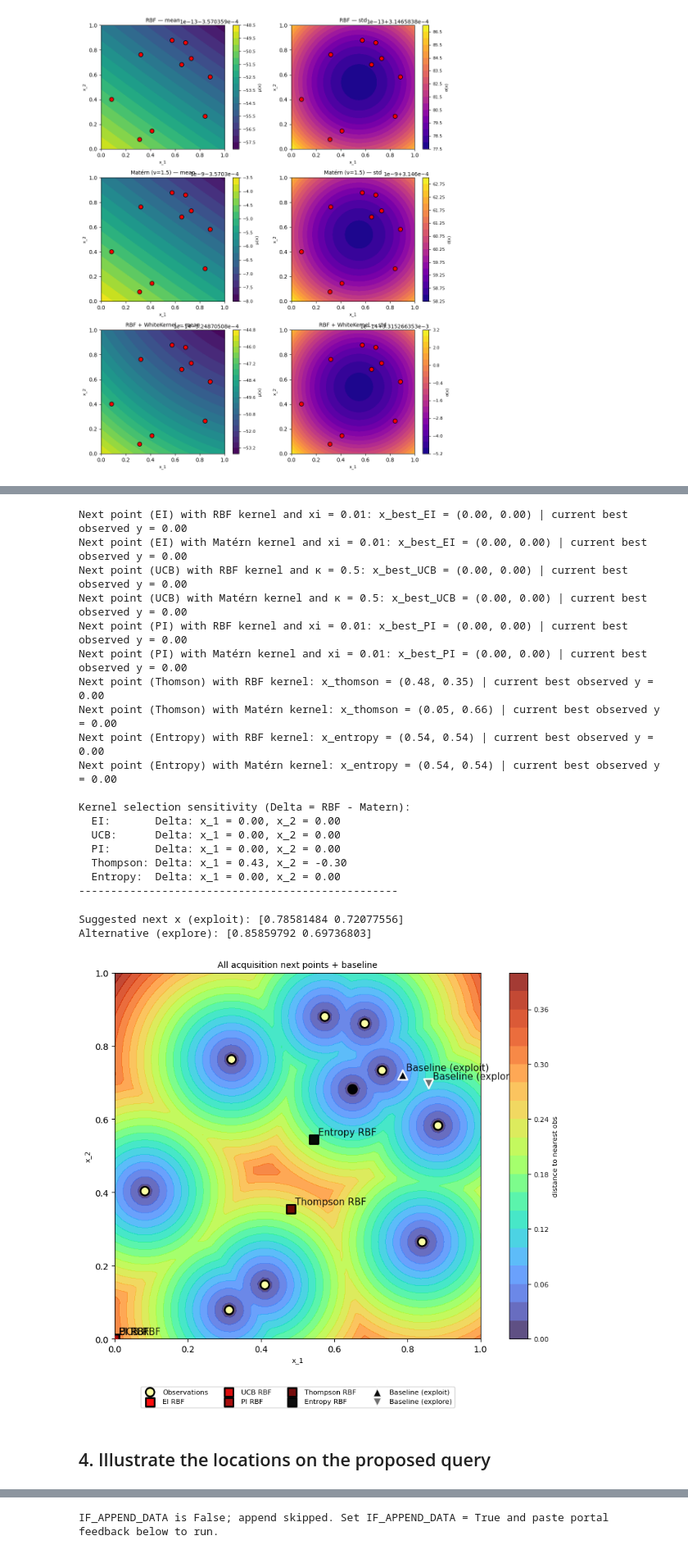
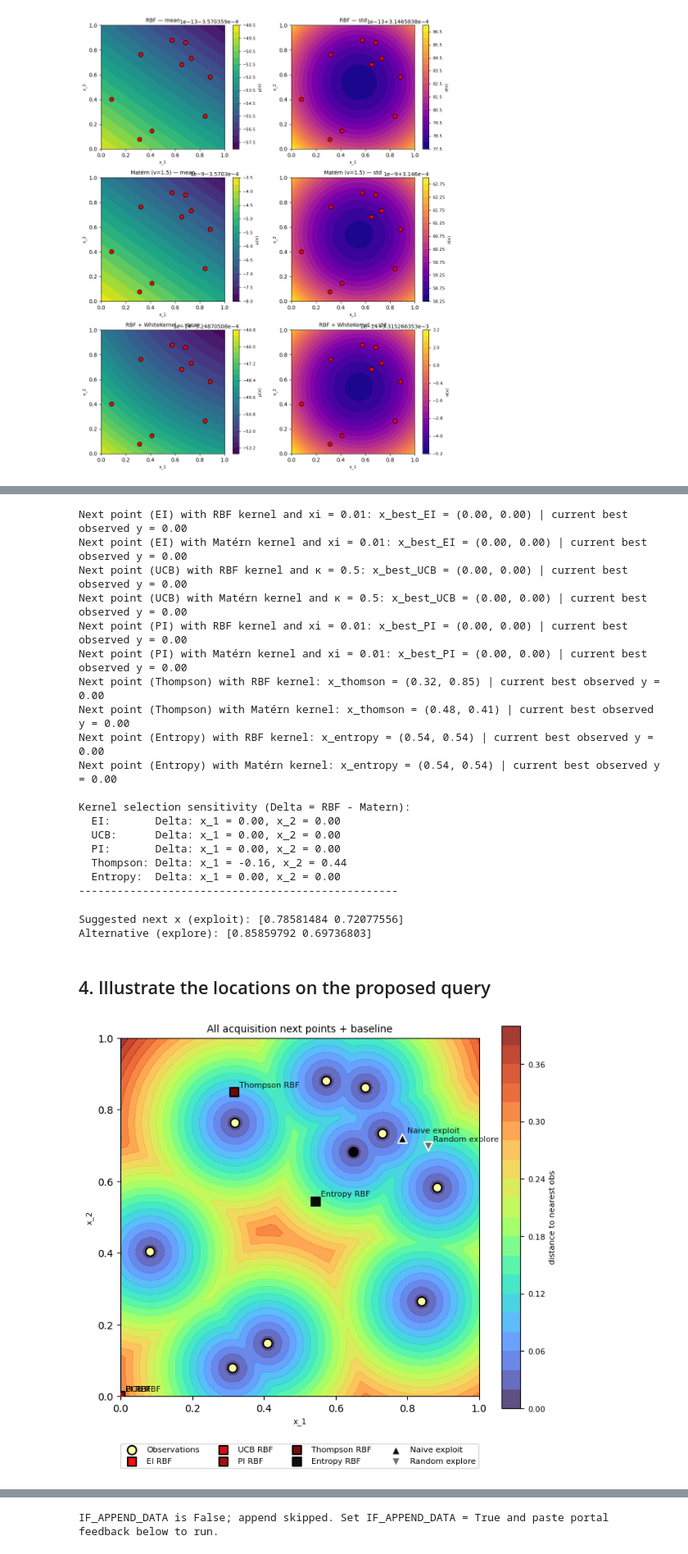
Before and after one commit to karefyllidis/black-box-optimization, a Jupyter notebook: notebooks/function_1_explore.ipynb, the cells around one changed output, grey strips where cells are left out. Shown at 82% size. Cells and saved outputs as stored; diff of their text form; code cells hidden in the pictures.

```diff
--- a/notebooks/function_1_explore.ipynb
+++ b/notebooks/function_1_explore.ipynb
@@ -314,8 +314,8 @@ print(f'Next point (UCB) with RBF kernel and κ = 0.5: x_best_UCB = ({x_best_UCB
 print(f'Next point (UCB) with Matérn kernel and κ = 0.5: x_best_UCB = ({x_best_UCB_Matern[0]:.2f}, {x_best_UCB_Matern[1]:.2f}) | current best observed y = {y_best_EI:.2f}')
 print(f'Next point (PI) with RBF kernel and xi = 0.01: x_best_PI = ({x_best_PI_RBF[0]:.2f}, {x_best_PI_RBF[1]:.2f}) | current best observed y = {y_best_EI:.2f}')
 print(f'Next point (PI) with Matérn kernel and xi = 0.01: x_best_PI = ({x_best_PI_Matern[0]:.2f}, {x_best_PI_Matern[1]:.2f}) | current best observed y = {y_best_EI:.2f}')
-print(f'Next point (Thomson) with RBF kernel: x_thomson = ({x_thomson_RBF[0]:.2f}, {x_thomson_RBF[1]:.2f}) | current best observed y = {y_best_EI:.2f}')
-print(f'Next point (Thomson) with Matérn kernel: x_thomson = ({x_thomson_Matern[0]:.2f}, {x_thomson_Matern[1]:.2f}) | current best observed y = {y_best_EI:.2f}')
+print(f'Next point (Thompson) with RBF kernel: x_thomson = ({x_thomson_RBF[0]:.2f}, {x_thomson_RBF[1]:.2f}) | current best observed y = {y_best_EI:.2f}')
+print(f'Next point (Thompson) with Matérn kernel: x_thomson = ({x_thomson_Matern[0]:.2f}, {x_thomson_Matern[1]:.2f}) | current best observed y = {y_best_EI:.2f}')
 print(f'Next point (Entropy) with RBF kernel: x_entropy = ({x_entropy_RBF[0]:.2f}, {x_entropy_RBF[1]:.2f}) | current best observed y = {y_best_EI:.2f}')
 print(f'Next point (Entropy) with Matérn kernel: x_entropy = ({x_entropy_Matern[0]:.2f}, {x_entropy_Matern[1]:.2f}) | current best observed y = {y_best_EI:.2f}')
 
@@ -339,8 +339,8 @@ Next point (UCB) with RBF kernel and κ = 0.5: x_best_UCB = (0.00, 0.00) | curre
 Next point (UCB) with Matérn kernel and κ = 0.5: x_best_UCB = (0.00, 0.00) | current best observed y = 0.00
 Next point (PI) with RBF kernel and xi = 0.01: x_best_PI = (0.00, 0.00) | current best observed y = 0.00
 Next point (PI) with Matérn kernel and xi = 0.01: x_best_PI = (0.00, 0.00) | current best observed y = 0.00
-Next point (Thomson) with RBF kernel: x_thomson = (0.48, 0.35) | current best observed y = 0.00
-Next point (Thomson) with Matérn kernel: x_thomson = (0.05, 0.66) | current best observed y = 0.00
+Next point (Thompson) with RBF kernel: x_thomson = (0.32, 0.85) | current best observed y = 0.00
+Next point (Thompson) with Matérn kernel: x_thomson = (0.48, 0.41) | current best observed y = 0.00
 Next point (Entropy) with RBF kernel: x_entropy = (0.54, 0.54) | current best observed y = 0.00
 Next point (Entropy) with Matérn kernel: x_entropy = (0.54, 0.54) | current best observed y = 0.00
 
@@ -348,7 +348,7 @@ Kernel selection sensitivity (Delta = RBF - Matern):
   EI:       Delta: x_1 = 0.00, x_2 = 0.00
   UCB:      Delta: x_1 = 0.00, x_2 = 0.00
   PI:       Delta: x_1 = 0.00, x_2 = 0.00
-  Thompson: Delta: x_1 = 0.43, x_2 = -0.30
+  Thompson: Delta: x_1 = -0.16, x_2 = 0.44
   Entropy:  Delta: x_1 = 0.00, x_2 = 0.00
 --------------------------------------------------
 # %%
@@ -383,40 +383,40 @@ print("Alternative (explore):", next_x_explore)
 # %% [output]
 Suggested next x (exploit): [0.78581484 0.72077556]
 Alternative (explore): [0.85859792 0.69736803]
-# %%
-# PLOT ALL ACQUISITION FUNCTIONS + BASELINE (exploit / explore from cell above)
-
-X_best_combined = np.array([x_best_EI_RBF, x_best_UCB_RBF, x_best_PI_RBF, x_thomson_RBF, x_entropy_RBF])
-labels_combined = ['EI RBF','UCB RBF', 'PI RBF', 'Thompson RBF', 'Entropy RBF']
-colors_combined = plt.cm.flag(np.linspace(0, 1, len(X_best_combined)))
-
-fig, ax = plt.subplots(figsize=(10, 8))
-cf = ax.contourf(X1g, X2g, min_dist, levels=22, cmap="turbo", alpha=0.8)
-add_colorbar(cf, ax=ax, label="distance to nearest obs", font_size_axis=DEFAULT_FONT_SIZE_AXIS)
-ax.scatter(X[:, 0], X[:, 1], c=y, s=100, cmap="inferno", edgecolors="k", linewidths=2, zorder=5, label="Observations")
-for i, (pt, lbl) in enumerate(zip(X_best_combined, labels_combined)):
-    ax.scatter(pt[0], pt[1], c=[colors_combined[i]], s=100, marker='s', edgecolors="k", linewidths=2, zorder=10, alpha=0.95, label=lbl)
-    ax.annotate(lbl, (pt[0], pt[1]), xytext=(5, 5), textcoords="offset points", fontsize=11, alpha=0.9, zorder=11)
-# Baseline suggestions (from cell above: exploit = small step from best, explore = random in [0,1]²)
-ax.scatter(next_x[0], next_x[1], c='k', s=120, marker='^', edgecolors='w', linewidths=2, zorder=10, alpha=0.95, label='Baseline (exploit)')
-ax.annotate('Baseline (exploit)', (next_x[0], next_x[1]), xytext=(5, 5), textcoords="offset points", fontsize=11, alpha=0.9, zorder=11)
-ax.scatter(next_x_explore[0], next_x_explore[1], c='dimgray', s=120, marker='v', edgecolors='w', linewidths=2, zorder=10, alpha=0.95, label='Baseline (explore)')
-ax.annotate('Baseline (explore)', (next_x_explore[0], next_x_explore[1]), xytext=(5, 5), textcoords="offset points", fontsize=11, alpha=0.9, zorder=11)
-style_axis(ax, xlabel="x_1", ylabel="x_2", title="All acquisition next points + baseline", font_size_axis=DEFAULT_FONT_SIZE_AXIS, font_size_titles=DEFAULT_FONT_SIZE_TITLES)
-ax.legend(loc="upper center", bbox_to_anchor=(0.5, -0.12), fontsize=DEFAULT_FONT_SIZE_AXIS, ncol=4, frameon=True)
-ax.set_aspect("equal")
-plt.tight_layout()
-fig.subplots_adjust(bottom=0.22)
-if IF_SHOW_PLOT:
-    plt.show()
-if IF_EXPORT_PLOT:
-    out_dir = PLOT_EXPORT_DIR
-    assert_not_under_initial_data(out_dir, project_root=repo_root)
-    out_dir.mkdir(parents=True, exist_ok=True)
-    out_path = out_dir / f"function_1_all_acquisition_points.{DEFAULT_EXPORT_FORMAT}"
-    fig.savefig(out_path, dpi=DEFAULT_EXPORT_DPI, format=DEFAULT_EXPORT_FORMAT)
-    print("Plot saved to", out_path)
-# %% [output]
-[figure, removed]
 # %% [markdown]
 ## 4. Illustrate the locations on the proposed query
+# %%
+# PLOT ALL ACQUISITION FUNCTIONS + BASELINE (exploit / explore from cell above)
+
+X_best_combined = np.array([x_best_EI_RBF, x_best_UCB_RBF, x_best_PI_RBF, x_thomson_RBF, x_entropy_RBF])
+labels_combined = ['EI RBF','UCB RBF', 'PI RBF', 'Thompson RBF', 'Entropy RBF']
+colors_combined = plt.cm.flag(np.linspace(0, 1, len(X_best_combined)))
+
+fig, ax = plt.subplots(figsize=(7, 7))
+cf = ax.contourf(X1g, X2g, min_dist, levels=22, cmap="turbo", alpha=0.8)
+add_colorbar(cf, ax=ax, label="distance to nearest obs", font_size_axis=DEFAULT_FONT_SIZE_AXIS)
+ax.scatter(X[:, 0], X[:, 1], c=y, s=80, cmap="inferno", edgecolors="k", linewidths=1.5, zorder=5, label="Observations")
+for i, (pt, lbl) in enumerate(zip(X_best_combined, labels_combined)):
+    ax.scatter(pt[0], pt[1], c=[colors_combined[i]], s=80, marker='s', edgecolors="k", linewidths=1.5, zorder=10, alpha=0.95, label=lbl)
+    ax.annotate(lbl, (pt[0], pt[1]), xytext=(5, 5), textcoords="offset points", fontsize=DEFAULT_FONT_SIZE_AXIS, alpha=0.9, zorder=11)
+# Baseline suggestions (from cell above: exploit = small step from best, explore = random in [0,1]²)
+ax.scatter(next_x[0], next_x[1], c='k', s=80, marker='^', edgecolors='w', linewidths=1.5, zorder=10, alpha=0.95, label='Naive exploit')
+ax.annotate('Naive exploit', (next_x[0], next_x[1]), xytext=(5, 5), textcoords="offset points", fontsize=DEFAULT_FONT_SIZE_AXIS, alpha=0.9, zorder=11)
+ax.scatter(next_x_explore[0], next_x_explore[1], c='dimgray', s=80, marker='v', edgecolors='w', linewidths=1.5, zorder=10, alpha=0.95, label='Random explore')
+ax.annotate('Random explore', (next_x_explore[0], next_x_explore[1]), xytext=(5, 5), textcoords="offset points", fontsize=DEFAULT_FONT_SIZE_AXIS, alpha=0.9, zorder=11)
+style_axis(ax, xlabel="x_1", ylabel="x_2", title="All acquisition next points + baseline", font_size_axis=DEFAULT_FONT_SIZE_AXIS, font_size_titles=DEFAULT_FONT_SIZE_TITLES)
+ax.legend(loc="upper center", bbox_to_anchor=(0.5, -0.12), fontsize=DEFAULT_FONT_SIZE_AXIS, ncol=4, frameon=True)
+ax.set_aspect("equal")
+plt.tight_layout()
+fig.subplots_adjust(bottom=0.22)
+if IF_SHOW_PLOT:
+    plt.show()
+if IF_EXPORT_PLOT:
+    out_dir = PLOT_EXPORT_DIR
+    assert_not_under_initial_data(out_dir, project_root=repo_root)
+    out_dir.mkdir(parents=True, exist_ok=True)
+    out_path = out_dir / f"function_1_all_acquisition_points.{DEFAULT_EXPORT_FORMAT}"
+    fig.savefig(out_path, dpi=DEFAULT_EXPORT_DPI, format=DEFAULT_EXPORT_FORMAT)
+    print("Plot saved to", out_path)
+# %% [output]
+[figure, added]
```
Also changed, not shown: parts of 5 cells of this notebook.
